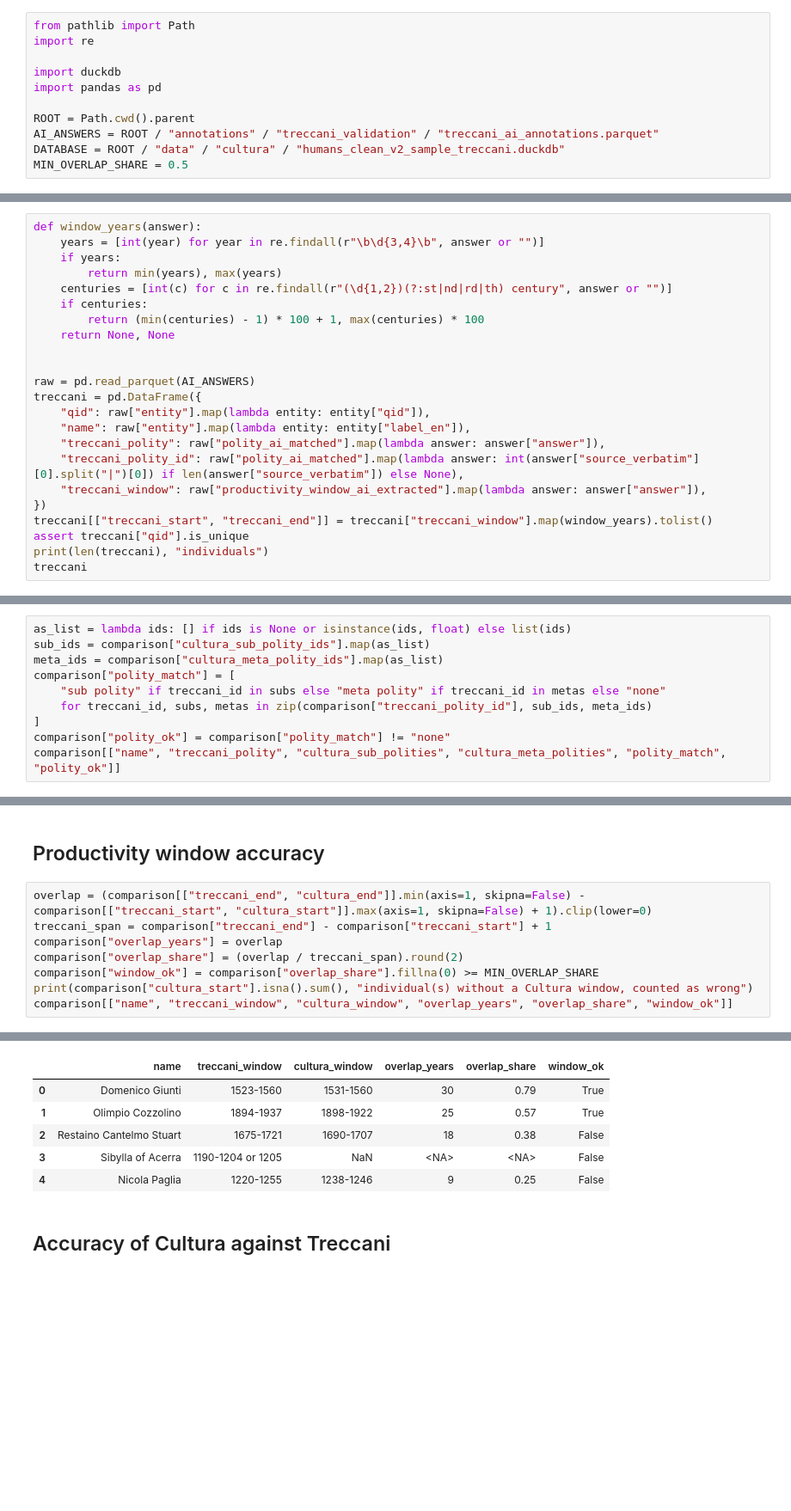
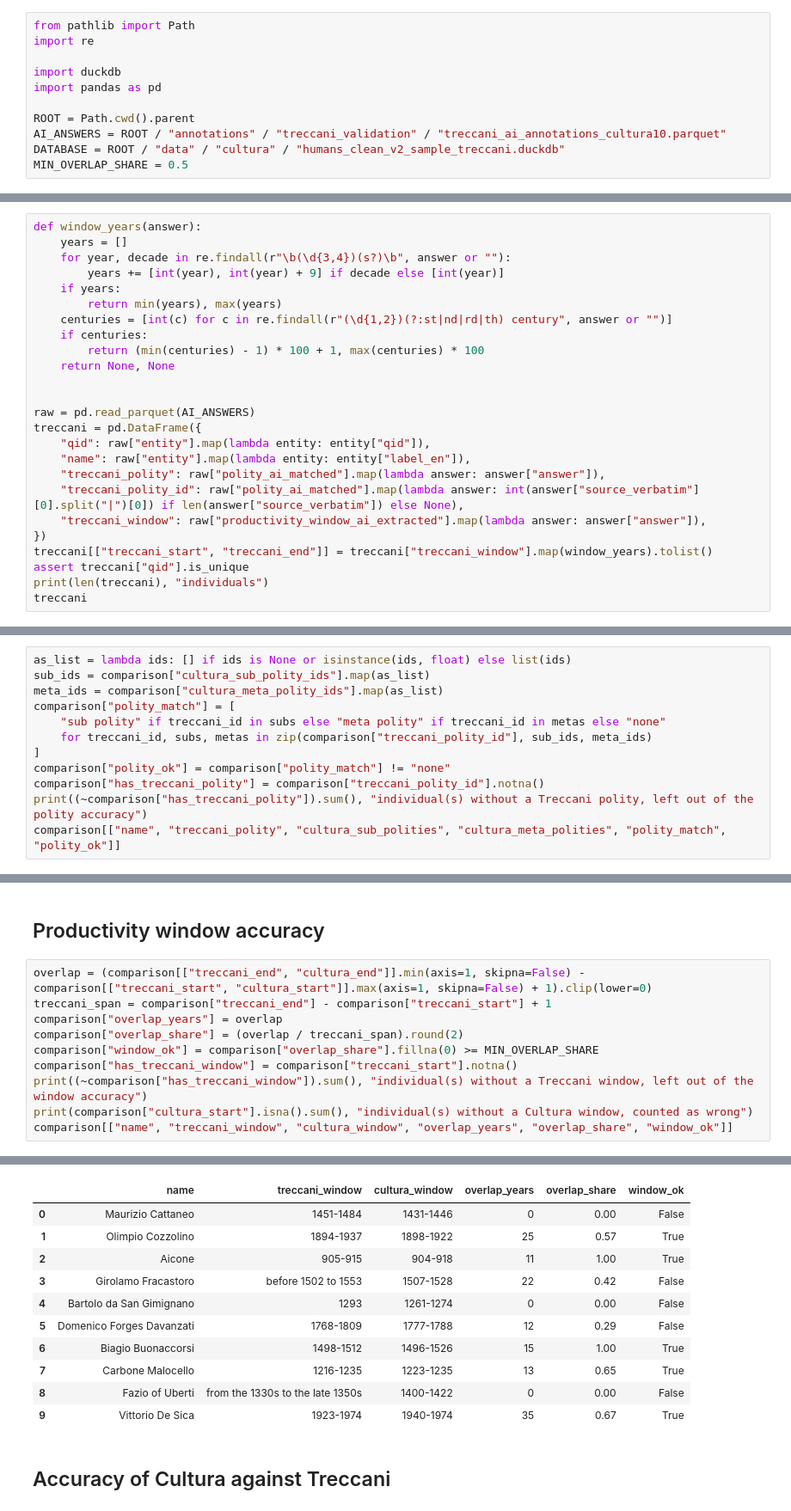
Before and after one commit to charlesdedampierre/cultura_database, a Jupyter notebook: notebooks/13_treccani_validation.ipynb, the cells around one changed output, grey strips where cells are left out. Shown at 86% size. Saved outputs shown, nothing was run; the diff lists cells and outputs as text; blank space fills up the shorter version.

```diff
--- a/notebooks/13_treccani_validation.ipynb
+++ b/notebooks/13_treccani_validation.ipynb
@@ -10,14 +10,16 @@ import duckdb
 import pandas as pd
 
 ROOT = Path.cwd().parent
-AI_ANSWERS = ROOT / "annotations" / "treccani_validation" / "treccani_ai_annotations.parquet"
+AI_ANSWERS = ROOT / "annotations" / "treccani_validation" / "treccani_ai_annotations_cultura10.parquet"
 DATABASE = ROOT / "data" / "cultura" / "humans_clean_v2_sample_treccani.duckdb"
 MIN_OVERLAP_SHARE = 0.5
 # %% [markdown]
 ## Treccani answers found by the AI
 # %%
 def window_years(answer):
-    years = [int(year) for year in re.findall(r"\b\d{3,4}\b", answer or "")]
+    years = []
+    for year, decade in re.findall(r"\b(\d{3,4})(s?)\b", answer or ""):
+        years += [int(year), int(year) + 9] if decade else [int(year)]
     if years:
         return min(years), max(years)
     centuries = [int(c) for c in re.findall(r"(\d{1,2})(?:st|nd|rd|th) century", answer or "")]
@@ -118,5 +135,7 @@ comparison["polity_match"] = [
     for treccani_id, subs, metas in zip(comparison["treccani_polity_id"], sub_ids, meta_ids)
 ]
 comparison["polity_ok"] = comparison["polity_match"] != "none"
+comparison["has_treccani_polity"] = comparison["treccani_polity_id"].notna()
+print((~comparison["has_treccani_polity"]).sum(), "individual(s) without a Treccani polity, left out of the polity accuracy")
 comparison[["name", "treccani_polity", "cultura_sub_polities", "cultura_meta_polities", "polity_match", "polity_ok"]]
 # %% [output]
@@ -134,6 +159,8 @@ treccani_span = comparison["treccani_end"] - comparison["treccani_start"] + 1
 comparison["overlap_years"] = overlap
 comparison["overlap_share"] = (overlap / treccani_span).round(2)
 comparison["window_ok"] = comparison["overlap_share"].fillna(0) >= MIN_OVERLAP_SHARE
+comparison["has_treccani_window"] = comparison["treccani_start"].notna()
+print((~comparison["has_treccani_window"]).sum(), "individual(s) without a Treccani window, left out of the window accuracy")
 print(comparison["cultura_start"].isna().sum(), "individual(s) without a Cultura window, counted as wrong")
 comparison[["name", "treccani_window", "cultura_window", "overlap_years", "overlap_share", "window_ok"]]
 # %% [output]
@@ -141,9 +169,14 @@ comparison[["name", "treccani_window", "cultura_window", "overlap_years", "overl
 |  | name | treccani_window | cultura_window | overlap_years | overlap_share | window_ok |
-| 0 | Domenico Giunti | 1523-1560 | 1531-1560 | 30 | 0.79 | True |
+| 0 | Maurizio Cattaneo | 1451-1484 | 1431-1446 | 0 | 0.00 | False |
 | 1 | Olimpio Cozzolino | 1894-1937 | 1898-1922 | 25 | 0.57 | True |
-| 2 | Restaino Cantelmo Stuart | 1675-1721 | 1690-1707 | 18 | 0.38 | False |
-| 3 | Sibylla of Acerra | 1190-1204 or 1205 | NaN | <NA> | <NA> | False |
-| 4 | Nicola Paglia | 1220-1255 | 1238-1246 | 9 | 0.25 | False |
+| 2 | Aicone | 905-915 | 904-918 | 11 | 1.00 | True |
+| 3 | Girolamo Fracastoro | before 1502 to 1553 | 1507-1528 | 22 | 0.42 | False |
+| 4 | Bartolo da San Gimignano | 1293 | 1261-1274 | 0 | 0.00 | False |
+| 5 | Domenico Forges Davanzati | 1768-1809 | 1777-1788 | 12 | 0.29 | False |
+| 6 | Biagio Buonaccorsi | 1498-1512 | 1496-1526 | 15 | 1.00 | True |
+| 7 | Carbone Malocello | 1216-1235 | 1223-1235 | 13 | 0.65 | True |
+| 8 | Fazio of Uberti | from the 1330s to the late 1350s | 1400-1422 | 0 | 0.00 | False |
+| 9 | Vittorio De Sica | 1923-1974 | 1940-1974 | 35 | 0.67 | True |
 # %% [markdown]
 ## Accuracy of Cultura against Treccani
 # %%
```
Also changed, not shown: parts of 6 cells of this notebook, 1 other file.
